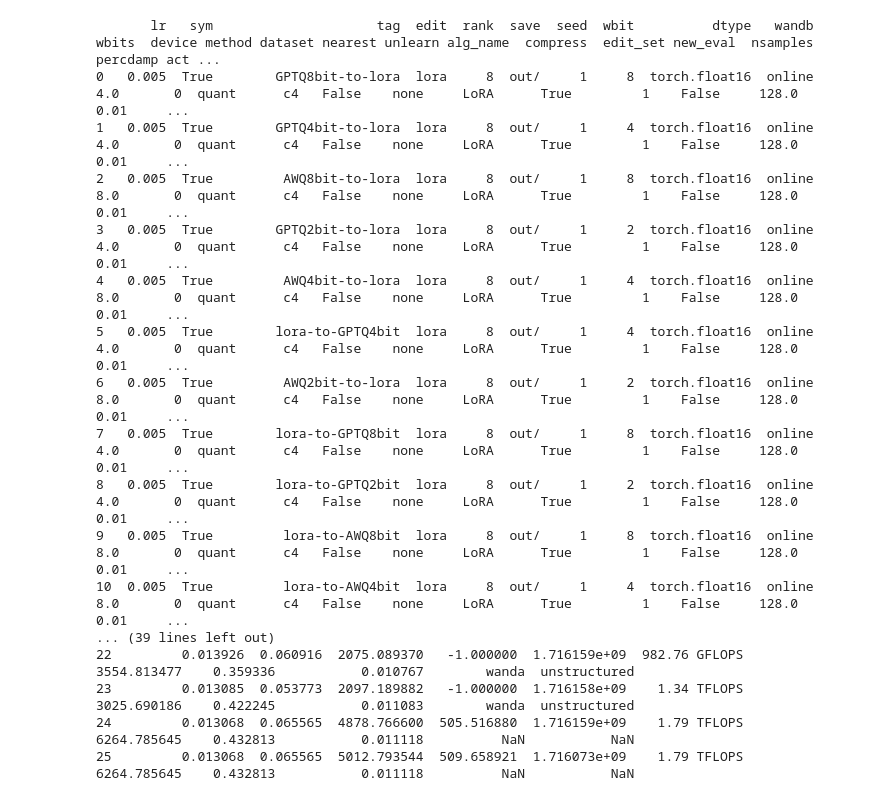
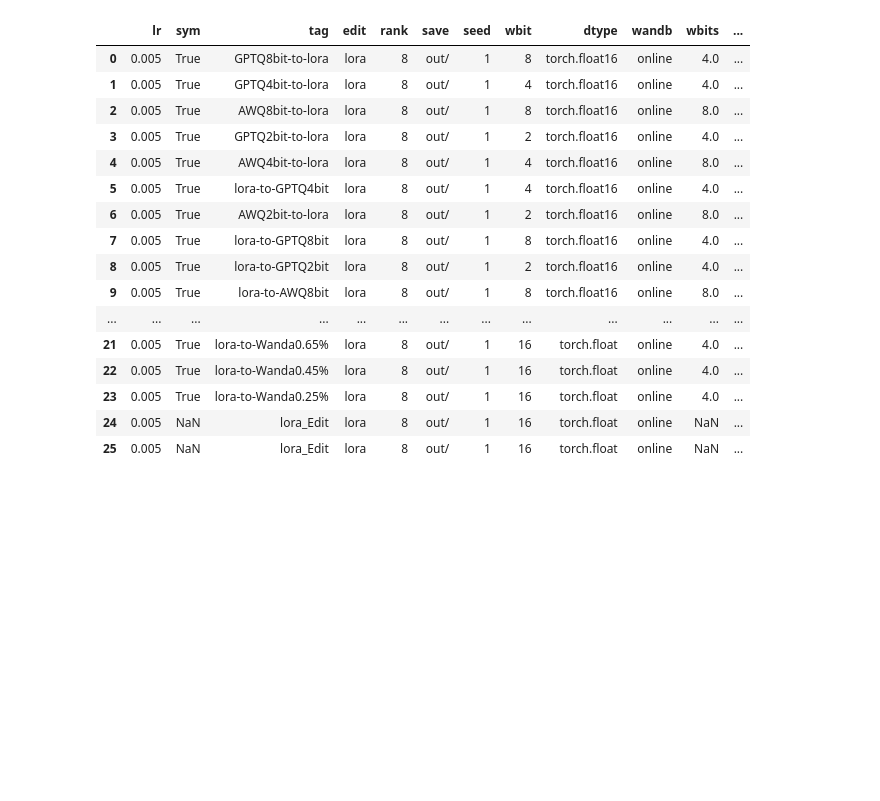
Before and after one commit to hartvigsen-group/composable-interventions, a Jupyter notebook: notebooks/wandb.ipynb, the cells around one changed output. Cells and saved outputs as stored; diff of their text form; code cells hidden in the pictures; blank space fills up the shorter version.

```diff
--- a/notebooks/wandb.ipynb
+++ b/notebooks/wandb.ipynb
@@ -31,49 +31,49 @@ runs = api.runs(path=project_path)
 # }
 
 # # Get runs with the specified filters
 # runs = api.runs(path=project_path, filters=filters)
 
 filter_dict = {
     "config.edit": "lora",
     "state": "finished",
-    "created_at": {"$gte": "2024-05-18"}  # Use the correct date format
+    "created_at": {"$gte": "2024-05-15"}  # Use the correct date format
 }
 runs = api.runs(project_path, filters=filter_dict)
 
 # List to store individual DataFrames
 data_frames = []
 
 # Iterate over each run and capture the config and summary metrics
 for run in runs:
     config_frame = pd.DataFrame([run.config])
     summary_frame = pd.DataFrame([run.summary_metrics])
     combined_frame = pd.concat([config_frame, summary_frame], axis=1)
     data_frames.append(combined_frame)
 
 # Concatenate all the individual DataFrames into a single DataFrame
 all_runs_df = pd.concat(data_frames, ignore_index=True)
 
 # Adjust pandas display settings
 pd.set_option('display.max_columns', None)  # Display all columns
 pd.set_option('display.width', 1000)        # Set display width
 
 # Display the DataFrame
-print(all_runs_df)
+all_runs_df
 # %% [output]
-       lr   sym                     tag  edit  rank  save  seed  wbit          dtype   wandb  wbits  device method dataset nearest unlearn alg_name  compress  edit_set new_eval  nsamples  percdamp act ...
-0   0.005  True        GPTQ8bit-to-lora  lora     8  out/     1     8  torch.float16  online    4.0       0  quant      c4   False    none     LoRA      True         1    False     128.0      0.01     ...
-1   0.005  True        GPTQ4bit-to-lora  lora     8  out/     1     4  torch.float16  online    4.0       0  quant      c4   False    none     LoRA      True         1    False     128.0      0.01     ...
-2   0.005  True         AWQ8bit-to-lora  lora     8  out/     1     8  torch.float16  online    8.0       0  quant      c4   False    none     LoRA      True         1    False     128.0      0.01     ...
-3   0.005  True        GPTQ2bit-to-lora  lora     8  out/     1     2  torch.float16  online    4.0       0  quant      c4   False    none     LoRA      True         1    False     128.0      0.01     ...
-4   0.005  True         AWQ4bit-to-lora  lora     8  out/     1     4  torch.float16  online    8.0       0  quant      c4   False    none     LoRA      True         1    False     128.0      0.01     ...
-5   0.005  True        lora-to-GPTQ4bit  lora     8  out/     1     4  torch.float16  online    4.0       0  quant      c4   False    none     LoRA      True         1    False     128.0      0.01     ...
-6   0.005  True         AWQ2bit-to-lora  lora     8  out/     1     2  torch.float16  online    8.0       0  quant      c4   False    none     LoRA      True         1    False     128.0      0.01     ...
-7   0.005  True        lora-to-GPTQ8bit  lora     8  out/     1     8  torch.float16  online    4.0       0  quant      c4   False    none     LoRA      True         1    False     128.0      0.01     ...
-8   0.005  True        lora-to-GPTQ2bit  lora     8  out/     1     2  torch.float16  online    4.0       0  quant      c4   False    none     LoRA      True         1    False     128.0      0.01     ...
-9   0.005  True         lora-to-AWQ8bit  lora     8  out/     1     8  torch.float16  online    8.0       0  quant      c4   False    none     LoRA      True         1    False     128.0      0.01     ...
-10  0.005  True         lora-to-AWQ4bit  lora     8  out/     1     4  torch.float16  online    8.0       0  quant      c4   False    none     LoRA      True         1    False     128.0      0.01     ...
-... (39 lines left out)
-22         0.013926  0.060916  2075.089370   -1.000000  1.716159e+09  982.76 GFLOPS   3554.813477    0.359336           0.010767        wanda  unstructured
-23         0.013085  0.053773  2097.189882   -1.000000  1.716158e+09    1.34 TFLOPS   3025.690186    0.422245           0.011083        wanda  unstructured
-24         0.013068  0.065565  4878.766600  505.516880  1.716159e+09    1.79 TFLOPS   6264.785645    0.432813           0.011118          NaN           NaN
-25         0.013068  0.065565  5012.793544  509.658921  1.716073e+09    1.79 TFLOPS   6264.785645    0.432813           0.011118          NaN           NaN
+|  | lr | sym | tag | edit | rank | save | seed | wbit | dtype | wandb | wbits | ... |
+| 0 | 0.005 | True | GPTQ8bit-to-lora | lora | 8 | out/ | 1 | 8 | torch.float16 | online | 4.0 | ... |
+| 1 | 0.005 | True | GPTQ4bit-to-lora | lora | 8 | out/ | 1 | 4 | torch.float16 | online | 4.0 | ... |
+| 2 | 0.005 | True | AWQ8bit-to-lora | lora | 8 | out/ | 1 | 8 | torch.float16 | online | 8.0 | ... |
+| 3 | 0.005 | True | GPTQ2bit-to-lora | lora | 8 | out/ | 1 | 2 | torch.float16 | online | 4.0 | ... |
+| 4 | 0.005 | True | AWQ4bit-to-lora | lora | 8 | out/ | 1 | 4 | torch.float16 | online | 8.0 | ... |
+| 5 | 0.005 | True | lora-to-GPTQ4bit | lora | 8 | out/ | 1 | 4 | torch.float16 | online | 4.0 | ... |
+| 6 | 0.005 | True | AWQ2bit-to-lora | lora | 8 | out/ | 1 | 2 | torch.float16 | online | 8.0 | ... |
+| 7 | 0.005 | True | lora-to-GPTQ8bit | lora | 8 | out/ | 1 | 8 | torch.float16 | online | 4.0 | ... |
+| 8 | 0.005 | True | lora-to-GPTQ2bit | lora | 8 | out/ | 1 | 2 | torch.float16 | online | 4.0 | ... |
+| 9 | 0.005 | True | lora-to-AWQ8bit | lora | 8 | out/ | 1 | 8 | torch.float16 | online | 8.0 | ... |
+| ... | ... | ... | ... | ... | ... | ... | ... | ... | ... | ... | ... | ... |
+| 21 | 0.005 | True | lora-to-Wanda0.65% | lora | 8 | out/ | 1 | 16 | torch.float | online | 4.0 | ... |
+| 22 | 0.005 | True | lora-to-Wanda0.45% | lora | 8 | out/ | 1 | 16 | torch.float | online | 4.0 | ... |
+| 23 | 0.005 | True | lora-to-Wanda0.25% | lora | 8 | out/ | 1 | 16 | torch.float | online | 4.0 | ... |
+| 24 | 0.005 | NaN | lora_Edit | lora | 8 | out/ | 1 | 16 | torch.float | online | NaN | ... |
+| 25 | 0.005 | NaN | lora_Edit | lora | 8 | out/ | 1 | 16 | torch.float | online | NaN | ... |
```
Also changed, not shown: 2 other files.
